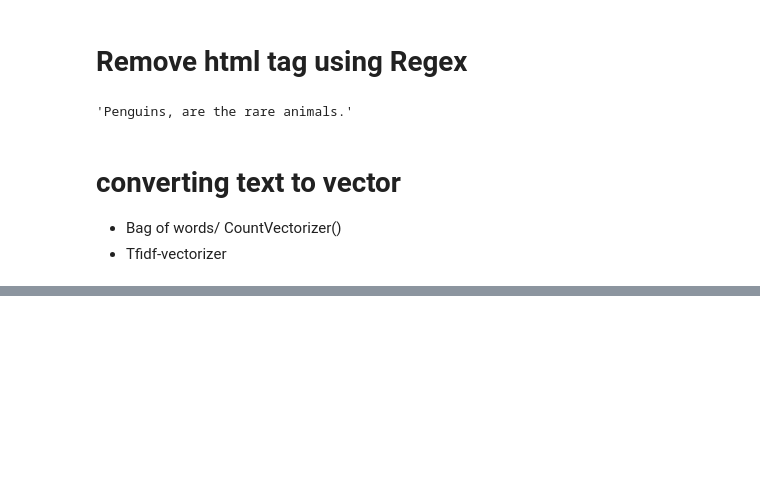
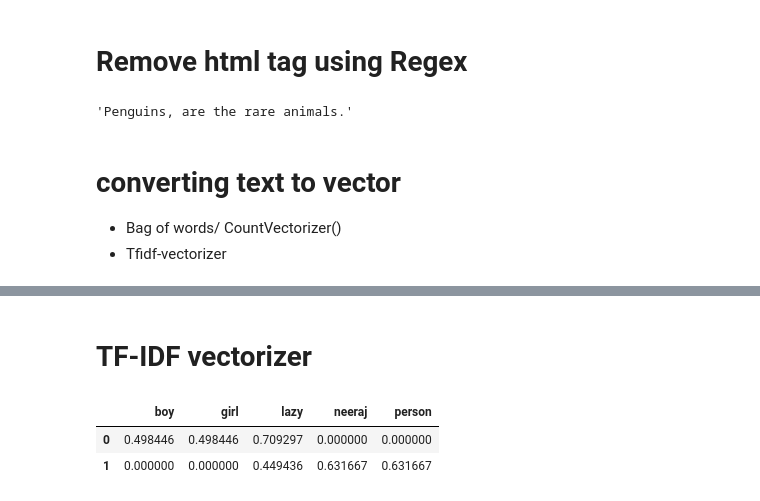
Before and after one commit to rajendra195/datascience1100, a Jupyter notebook: Introduction_to_NLP_ds1100.ipynb, the cells around one changed output, grey strips where cells are left out. Drawn from its saved outputs; the diff is of its cells as text; code cells hidden in the pictures; blank space fills up the shorter version.

Commit message:
bag of words, tf-idf vectorizer

```diff
--- a/Introduction_to_NLP_ds1100.ipynb
+++ b/Introduction_to_NLP_ds1100.ipynb
@@ -206,0 +235,15 @@ clean_html(text)
+# %% [markdown]
+# TF-IDF vectorizer
+# %%
+corpus = ["He is a lazy boy. She is also a lazy girl.", "Neeraj is a lazy person."]
+
+from sklearn.feature_extraction.text import TfidfVectorizer
+
+vectorizer = TfidfVectorizer(stop_words="english")
+X = vectorizer.fit_transform(corpus)
+vocab = vectorizer.get_feature_names_out()
+pd.DataFrame(X.toarray(), columns=vocab)
+# %% [output]
+|  | boy | girl | lazy | neeraj | person |
+| 0 | 0.498446 | 0.498446 | 0.709297 | 0.000000 | 0.000000 |
+| 1 | 0.000000 | 0.000000 | 0.449436 | 0.631667 | 0.631667 |
```
Also changed, not shown: parts of 9 cells of this notebook.
